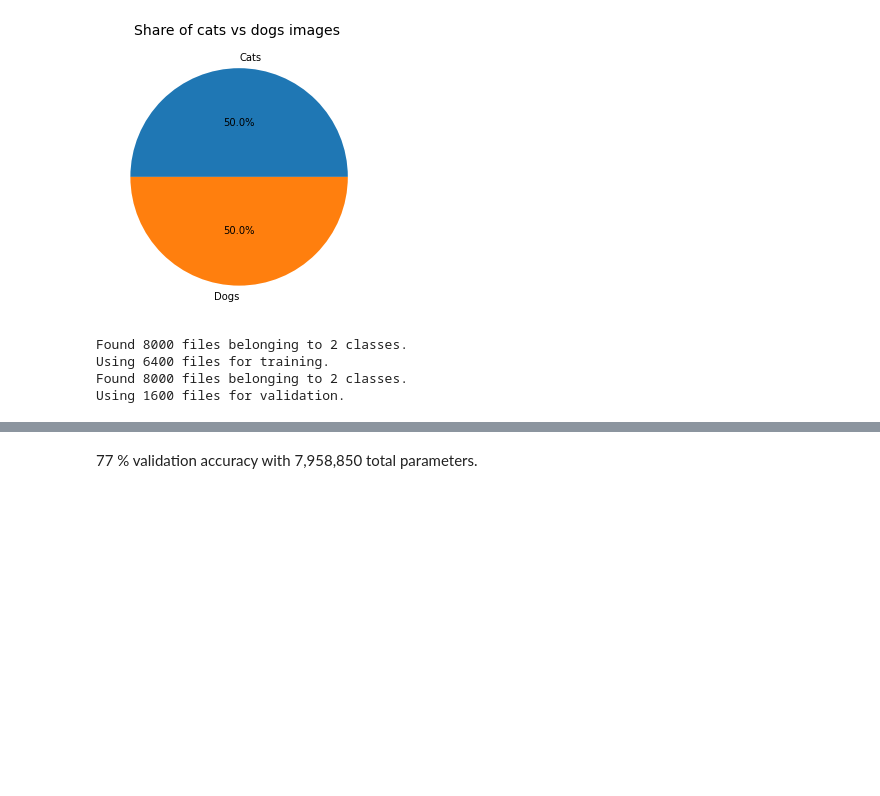
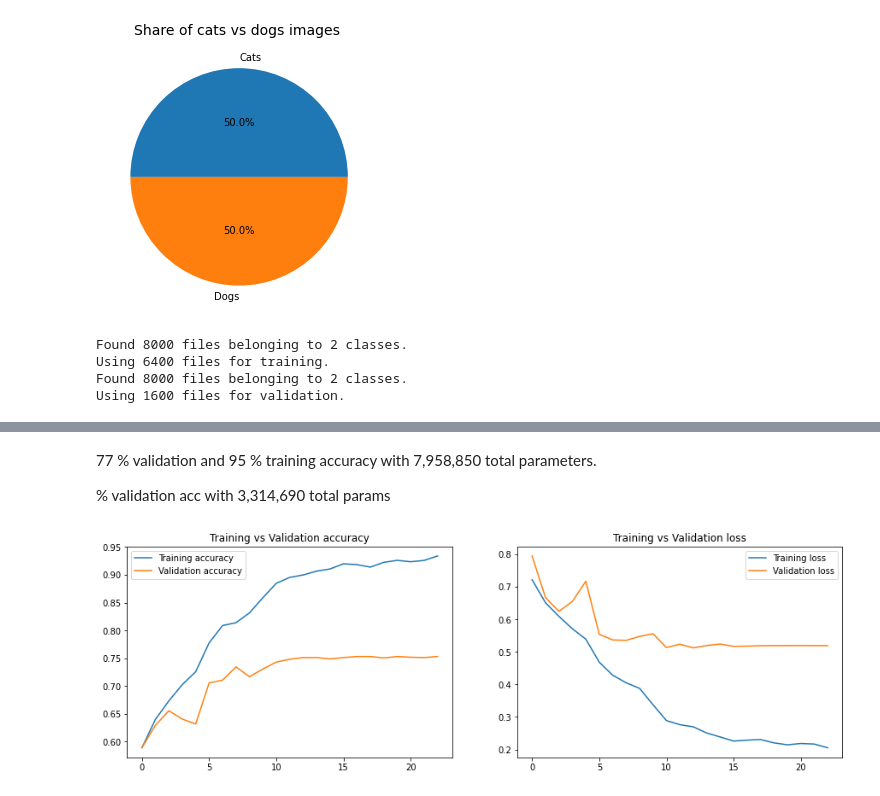
Before and after one commit to Alpha-Knight-Zero/ML-Cohort, a Jupyter notebook: 1/t3/task.ipynb, the cells around one changed output, grey strips where cells are left out. Cells and saved outputs as stored; diff of their text form; code cells hidden in the pictures; blank space fills up the shorter version.

Commit message:
elbow reached at about 11th epoch

```diff
--- a/1/t3/task.ipynb
+++ b/1/t3/task.ipynb
@@ -77,6 +76,8 @@ INPUT_SHAPE=(IMG_HEIGHT,IMG_WIDTH,3)
 # for f in dogs_files:
 #     shutil.copyfile(os.path.join(dir,f),os.path.join("train/dogs",f))
 # %%
+BATCH_SIZE=32
+
 train_set=image_dataset_from_directory(
     "train",
     label_mode="categorical",
@@ -163,6 +172,12 @@ Non-trainable params: 1,584,256
 _________________________________________________________________
+# %%
+from keras.callbacks import EarlyStopping, ReduceLROnPlateau
+
+earlystop = EarlyStopping(patience = 10)
+learning_rate_reduction = ReduceLROnPlateau(monitor = 'val_accuracy',patience = 2,verbose = 1,factor = 0.2,min_lr = 0)
+callbacks = [earlystop,learning_rate_reduction]
 # %%
-EPOCHS=10
+EPOCHS=50
 
-history = model.fit(x = train_set,validation_data=test_set,epochs = EPOCHS)
+history = model.fit(x = train_set,validation_data=test_set,epochs = EPOCHS,callbacks=callbacks)
 # %% [output]
@@ -189,2 +201,29 @@ Epoch 10/10
 # %% [markdown]
-77 % validation accuracy with 7,958,850 total parameters.
+77 % validation and 95 % training accuracy with 7,958,850 total parameters.
+
+   % validation acc with 3,314,690 total params
+# %%
+accuracy = history.history['accuracy']
+val_accuracy  = history.history['val_accuracy']
+
+loss = history.history['loss']
+val_loss = history.history['val_loss']
+# %%
+plt.figure(figsize=(15,10))
+
+plt.subplot(2, 2, 1)
+plt.plot(accuracy, label = "Training accuracy")
+plt.plot(val_accuracy, label="Validation accuracy")
+plt.legend()
+plt.title("Training vs Validation accuracy")
+
+
+plt.subplot(2,2,2)
+plt.plot(loss, label = "Training loss")
+plt.plot(val_loss, label="Validation loss")
+plt.legend()
+plt.title("Training vs Validation loss")
+
+plt.show()
+# %% [output]
+[figure, added]
```
Also changed, not shown: parts of 6 cells of this notebook.
